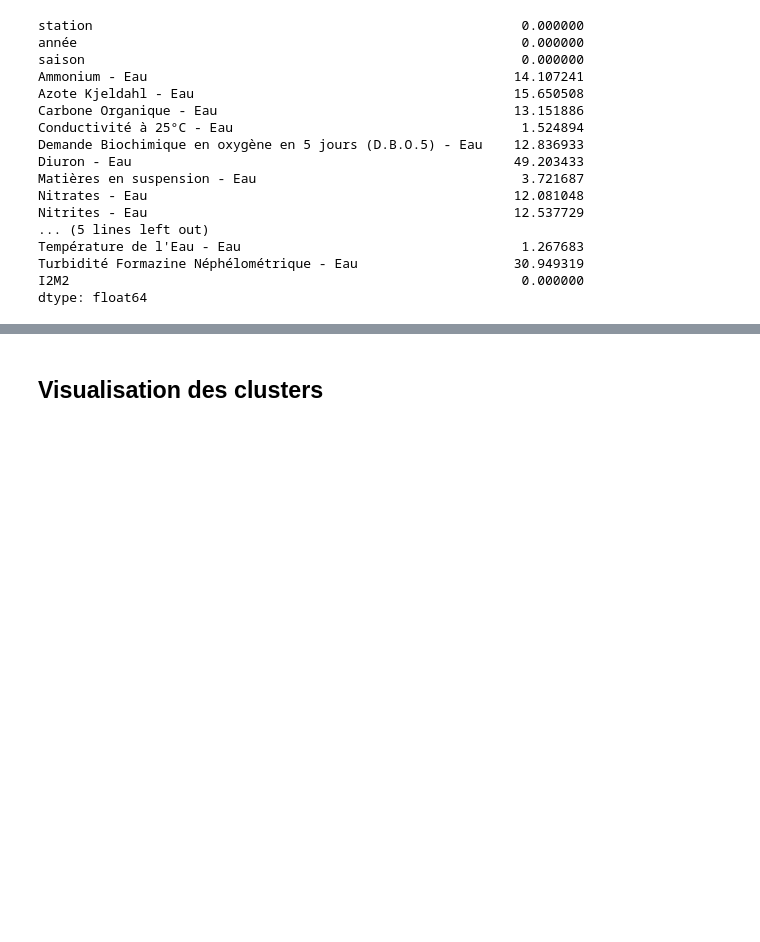
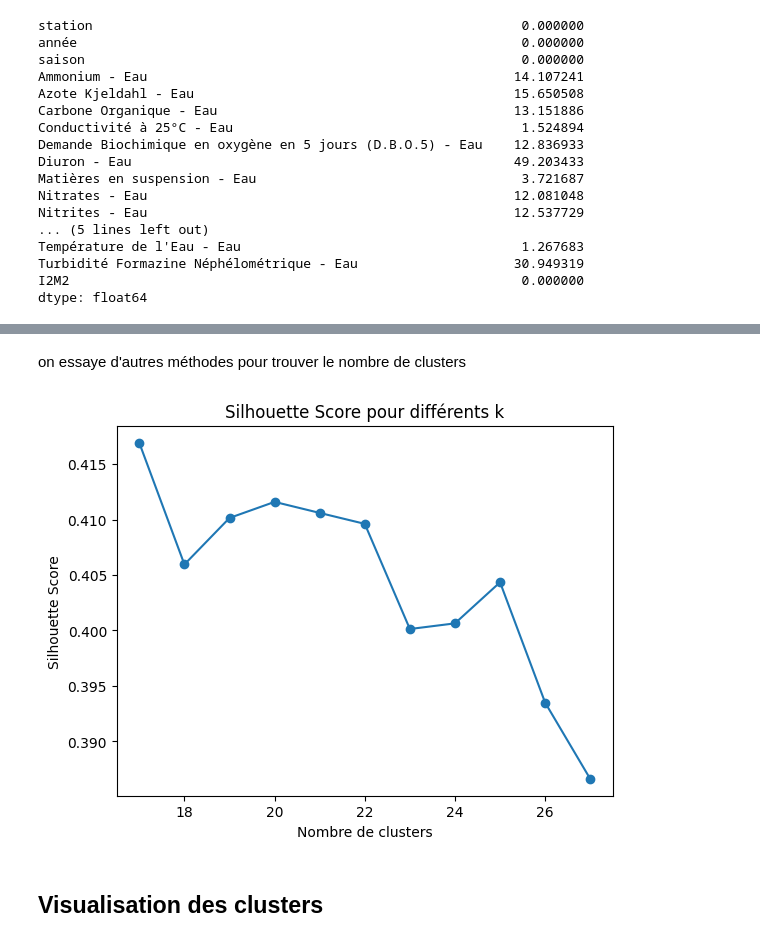
Before and after one commit to zoemarquis/naiades-analytics, a Jupyter notebook: naiades.ipynb, the cells around one changed output, grey strips where cells are left out. Drawn from its saved outputs; the diff is of its cells as text; code cells hidden in the pictures; blank space fills up the shorter version.

```diff
--- a/naiades.ipynb
+++ b/naiades.ipynb
@@ -1560,0 +1645,11 @@ NameError: name 'StandardScaler' is not defined
+# %%
+nb_clusters = 21
+
+df_results = df_pc_median_bio_median_1_month.copy()
+
+# Appliquer K-Means avec le nombre optimal de clusters
+kmeans = KMeans(n_clusters=nb_clusters, random_state=42)
+df_results['cluster'] = kmeans.fit_predict(df_pc_median_bio_median_1_month)
+
+# Afficher les résultats des clusters
+print(df_results[['station', 'année', 'trimestre', 'cluster']].head())
@@ -1561,3 +1695,26 @@ NameError: name 'StandardScaler' is not defined
+# %% [markdown]
+on essaye d'autres méthodes pour trouver le nombre de clusters
+# %%
+from sklearn.cluster import KMeans ## TODO ZOE en haut
+from sklearn.metrics import silhouette_score
+import matplotlib.pyplot as plt
+
+df_results_2 = df_pc_median_bio_median_1_month.copy()
+
+sil_scores = []
+for k in range(nb_hydroecoregions - 5, nb_hydroecoregions + 6):
+    kmeans = KMeans(n_clusters=k, random_state=42)
+    df_results_2['cluster'] = kmeans.fit_predict(df_pc_median_bio_median_1_month)
+    sil_score = silhouette_score(df_pc_median_bio_median_1_month, df_results_2['cluster'])
+    sil_scores.append(sil_score)
+
+plt.plot(range(nb_hydroecoregions - 5, nb_hydroecoregions + 6), sil_scores, marker='o')
+plt.title('Silhouette Score pour différents k')
+plt.xlabel('Nombre de clusters')
+plt.ylabel('Silhouette Score')
+plt.show()
+# %% [output]
+[figure, added]
 # %%
 # TODO ZOE : faire un clustering avec nb clusters = nb de hydroregions
 # TODO : afficher les clusters sur la carte
```
Also changed, not shown: parts of 16 cells of this notebook.
